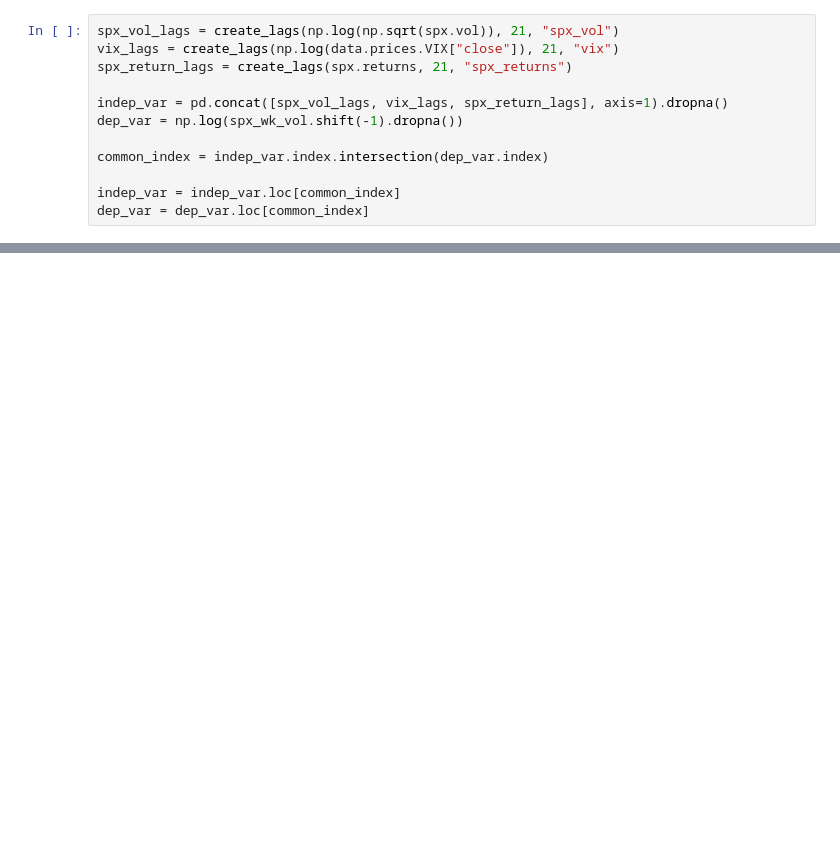
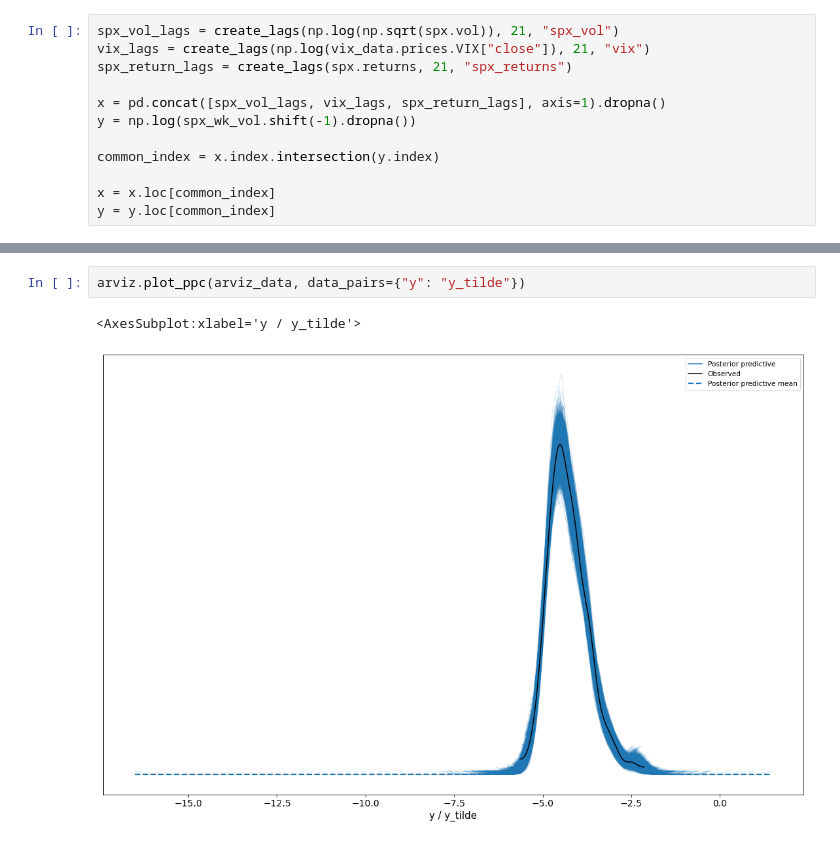
Before and after one commit to eadains/VolatilityTrading, a Jupyter notebook: bayes_test.ipynb, the cells around one changed output, grey strips where cells are left out. Drawn from its saved outputs; the diff is of its cells as text; blank space fills up the shorter version.

```diff
--- a/bayes_test.ipynb
+++ b/bayes_test.ipynb
@@ -18,15 +23,15 @@ spx_wk_returns = (np.log(spx_wk_prices) - np.log(spx_wk_prices.shift(1))).dropna
 spx_wk_vol = np.sqrt(spx.vol.resample("W-FRI").sum())
 # %%
 spx_vol_lags = create_lags(np.log(np.sqrt(spx.vol)), 21, "spx_vol")
-vix_lags = create_lags(np.log(data.prices.VIX["close"]), 21, "vix")
+vix_lags = create_lags(np.log(vix_data.prices.VIX["close"]), 21, "vix")
 spx_return_lags = create_lags(spx.returns, 21, "spx_returns")
 
-indep_var = pd.concat([spx_vol_lags, vix_lags, spx_return_lags], axis=1).dropna()
-dep_var = np.log(spx_wk_vol.shift(-1).dropna())
+x = pd.concat([spx_vol_lags, vix_lags, spx_return_lags], axis=1).dropna()
+y = np.log(spx_wk_vol.shift(-1).dropna())
 
-common_index = indep_var.index.intersection(dep_var.index)
+common_index = x.index.intersection(y.index)
 
-indep_var = indep_var.loc[common_index]
-dep_var = dep_var.loc[common_index]
+x = x.loc[common_index]
+y = y.loc[common_index]
 # %%
 model_spec = """
@@ -273,0 +179,5 @@ sample.to_frame()
+# %%
+arviz.plot_ppc(arviz_data, data_pairs={"y": "y_tilde"})
+# %% [output]
+<AxesSubplot:xlabel='y / y_tilde'>
+[figure, added]
```
Also changed, not shown: parts of 24 cells of this notebook, 4 other files.
